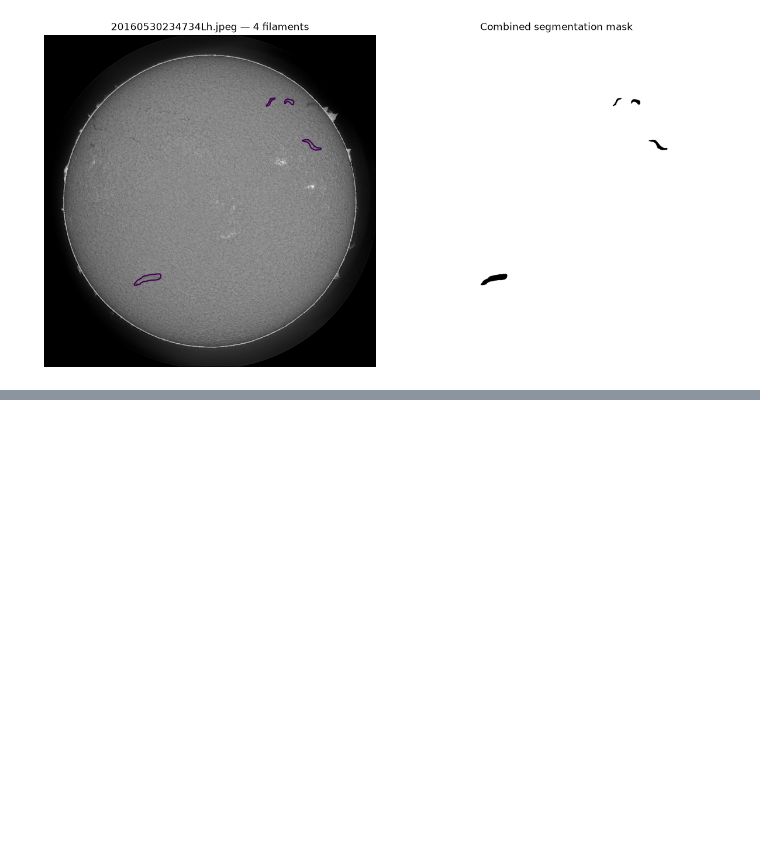
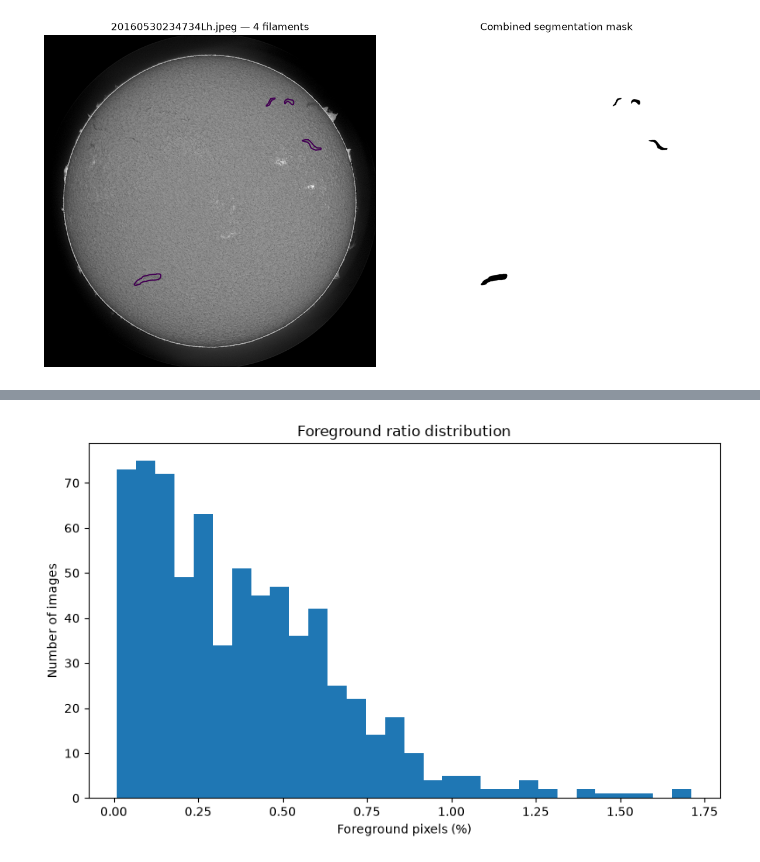
Before and after one commit to dario2002lr-coder/kaggle_solar_filament_segmentation, a Jupyter notebook: notebooks/02_masks.ipynb, the cells around one changed output, grey strips where cells are left out. Cells and saved outputs as stored; diff of their text form; code cells hidden in the pictures; blank space fills up the shorter version.

```diff
--- a/notebooks/02_masks.ipynb
+++ b/notebooks/02_masks.ipynb
@@ -129,3 +129,27 @@ plt.tight_layout()
 plt.show()
 # %% [output]
 [figure]
+# %%
+foreground_ratios = []
+
+for file_name, masks in train_masks.items():
+
+    # Combinar todos los filamentos de la imagen
+    combined_mask = np.any(
+        np.stack(masks),
+        axis=0,
+    )
+
+    # Porcentaje de píxeles pertenecientes a filamentos
+    foreground_ratio = combined_mask.mean()
+
+    foreground_ratios.append({
+        "file_name": file_name,
+        "foreground_pixels": int(combined_mask.sum()),
+        "foreground_ratio": foreground_ratio,
+        "foreground_percentage": foreground_ratio * 100,
+    })
+
+foreground_df = pd.DataFrame(foreground_ratios)
+
+foreground_df.head()
@@ -131,0 +175,16 @@ plt.show()
+# %%
+fig, ax = plt.subplots(figsize=(8, 5))
+
+ax.hist(
+    foreground_df["foreground_percentage"],
+    bins=30,
+)
+
+ax.set_xlabel("Foreground pixels (%)")
+ax.set_ylabel("Number of images")
+ax.set_title("Foreground ratio distribution")
+
+plt.tight_layout()
+plt.show()
+# %% [output]
+[figure, added]
```
Also changed, not shown: parts of 3 cells of this notebook, 4 other files.
